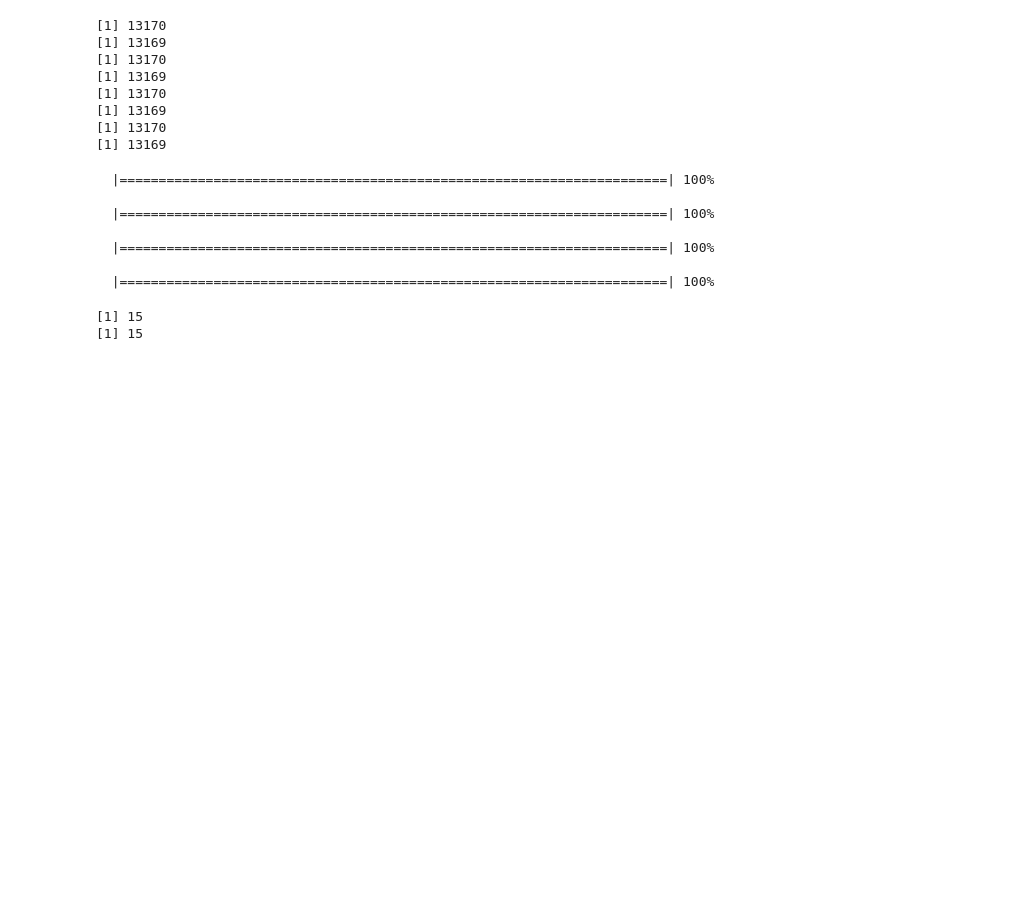
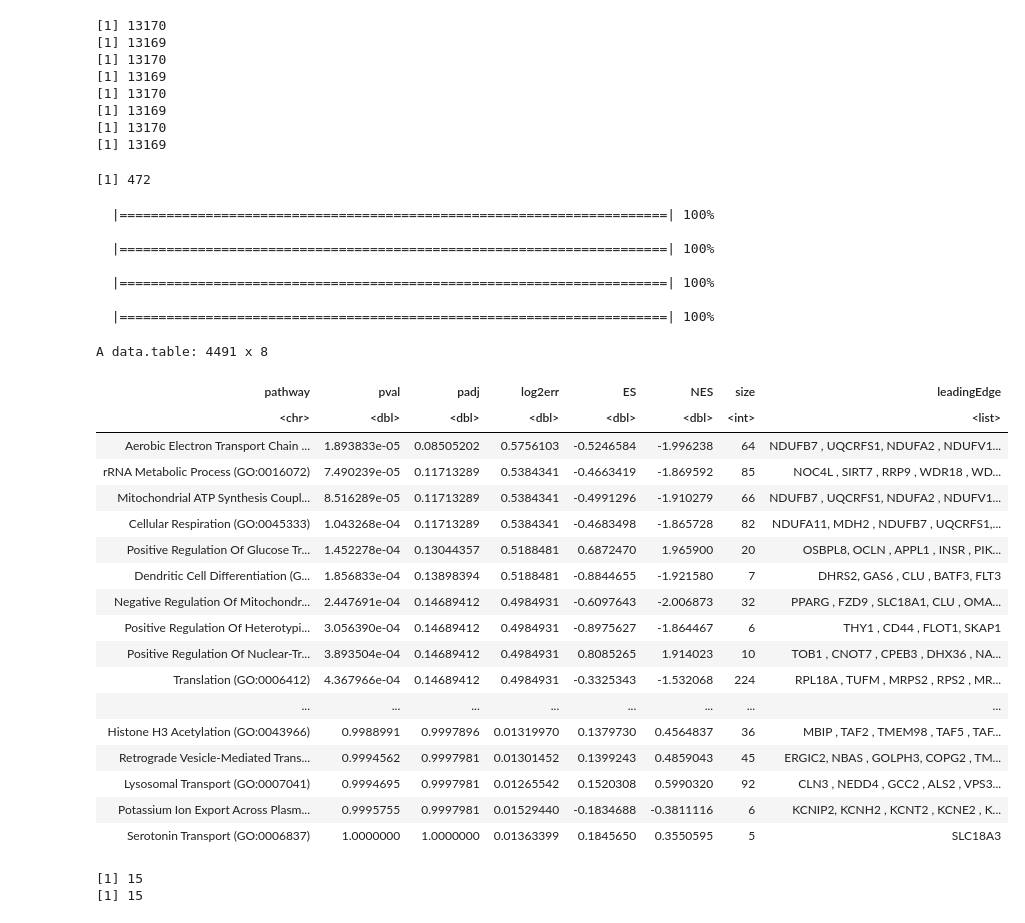
Before and after one commit to djunamay/ABCA7lof2, a Jupyter notebook: analyses/bulkRNAseq/compute_ffcv.ipynb, the cells around one changed output. Saved outputs shown, nothing was run; the diff lists cells and outputs as text; code cells hidden in the pictures; blank space fills up the shorter version.

```diff
--- a/analyses/bulkRNAseq/compute_ffcv.ipynb
+++ b/analyses/bulkRNAseq/compute_ffcv.ipynb
@@ -39,6 +42,10 @@ names(temp) = names(pathways)
 [1] 13169
 [1] 13170
 [1] 13169
+# %%
+length(temp)
+# %% [output]
+[1] 472
 # %%
 set.seed(5)
 # load degs
@@ -57,3 +75,26 @@ data4_out = fgsea(pathways = temp, stats = data4_scores[!duplicated(names(data4_
+# %%
+x = data4_out[order(data4_out$pval),]
+x#[x$padj<0.05,]
+# %% [output]
+A data.table: 4491 x 8
+| pathway | pval | padj | log2err | ES | NES | size | leadingEdge |
+| <chr> | <dbl> | <dbl> | <dbl> | <dbl> | <dbl> | <int> | <list> |
+| Aerobic Electron Transport Chain ... | 1.893833e-05 | 0.08505202 | 0.5756103 | -0.5246584 | -1.996238 | 64 | NDUFB7 , UQCRFS1, NDUFA2 , NDUFV1... |
+| rRNA Metabolic Process (GO:0016072) | 7.490239e-05 | 0.11713289 | 0.5384341 | -0.4663419 | -1.869592 | 85 | NOC4L , SIRT7 , RRP9 , WDR18 , WD... |
+| Mitochondrial ATP Synthesis Coupl... | 8.516289e-05 | 0.11713289 | 0.5384341 | -0.4991296 | -1.910279 | 66 | NDUFB7 , UQCRFS1, NDUFA2 , NDUFV1... |
+| Cellular Respiration (GO:0045333) | 1.043268e-04 | 0.11713289 | 0.5384341 | -0.4683498 | -1.865728 | 82 | NDUFA11, MDH2 , NDUFB7 , UQCRFS1,... |
+| Positive Regulation Of Glucose Tr... | 1.452278e-04 | 0.13044357 | 0.5188481 | 0.6872470 | 1.965900 | 20 | OSBPL8, OCLN , APPL1 , INSR , PIK... |
+| Dendritic Cell Differentiation (G... | 1.856833e-04 | 0.13898394 | 0.5188481 | -0.8844655 | -1.921580 | 7 | DHRS2, GAS6 , CLU , BATF3, FLT3 |
+| Negative Regulation Of Mitochondr... | 2.447691e-04 | 0.14689412 | 0.4984931 | -0.6097643 | -2.006873 | 32 | PPARG , FZD9 , SLC18A1, CLU , OMA... |
+| Positive Regulation Of Heterotypi... | 3.056390e-04 | 0.14689412 | 0.4984931 | -0.8975627 | -1.864467 | 6 | THY1 , CD44 , FLOT1, SKAP1 |
+| Positive Regulation Of Nuclear-Tr... | 3.893504e-04 | 0.14689412 | 0.4984931 | 0.8085265 | 1.914023 | 10 | TOB1 , CNOT7 , CPEB3 , DHX36 , NA... |
+| Translation (GO:0006412) | 4.367966e-04 | 0.14689412 | 0.4984931 | -0.3325343 | -1.532068 | 224 | RPL18A , TUFM , MRPS2 , RPS2 , MR... |
+| ... | ... | ... | ... | ... | ... | ... | ... |
+| Histone H3 Acetylation (GO:0043966) | 0.9988991 | 0.9997896 | 0.01319970 | 0.1379730 | 0.4564837 | 36 | MBIP , TAF2 , TMEM98 , TAF5 , TAF... |
+| Retrograde Vesicle-Mediated Trans... | 0.9994562 | 0.9997981 | 0.01301452 | 0.1399243 | 0.4859043 | 45 | ERGIC2, NBAS , GOLPH3, COPG2 , TM... |
+| Lysosomal Transport (GO:0007041) | 0.9994695 | 0.9997981 | 0.01265542 | 0.1520308 | 0.5990320 | 92 | CLN3 , NEDD4 , GCC2 , ALS2 , VPS3... |
+| Potassium Ion Export Across Plasm... | 0.9995755 | 0.9997981 | 0.01529440 | -0.1834688 | -0.3811116 | 6 | KCNIP2, KCNH2 , KCNT2 , KCNE2 , K... |
+| Serotonin Transport (GO:0006837) | 1.0000000 | 1.0000000 | 0.01363399 | 0.1845650 | 0.3550595 | 5 | SLC18A3 |
 # %%
 print(sum(data1_out$padj<0.05))
 
```
Also changed, not shown: parts of 2 cells of this notebook, 35 other files.
